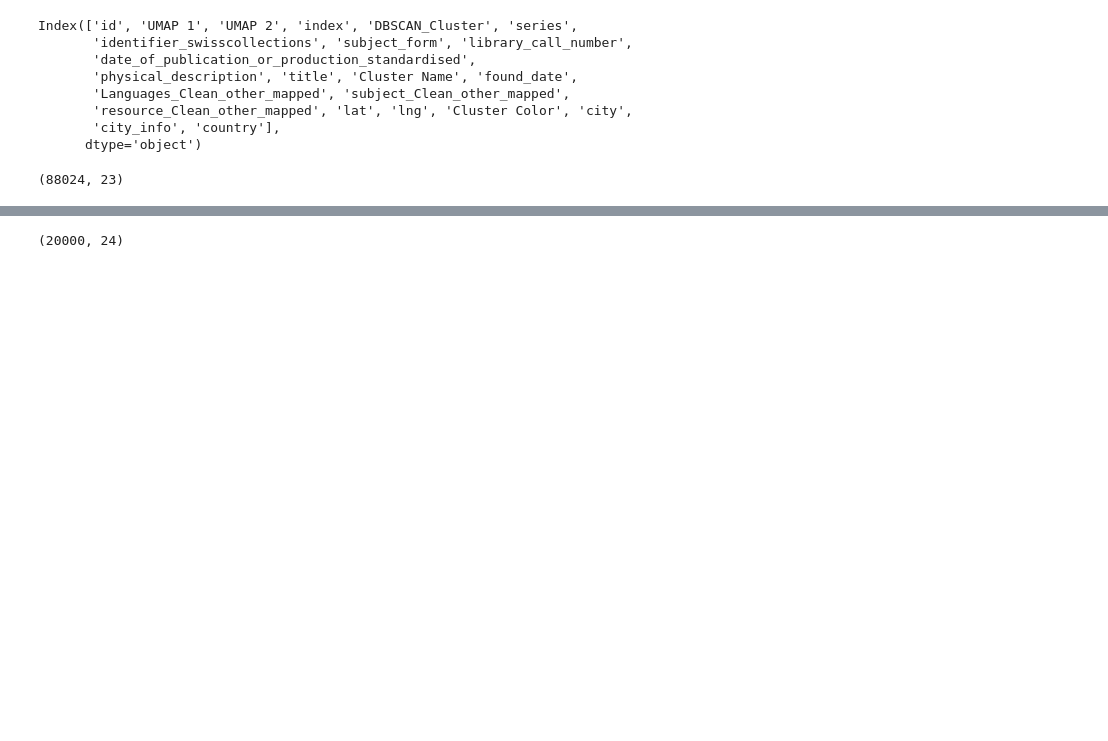
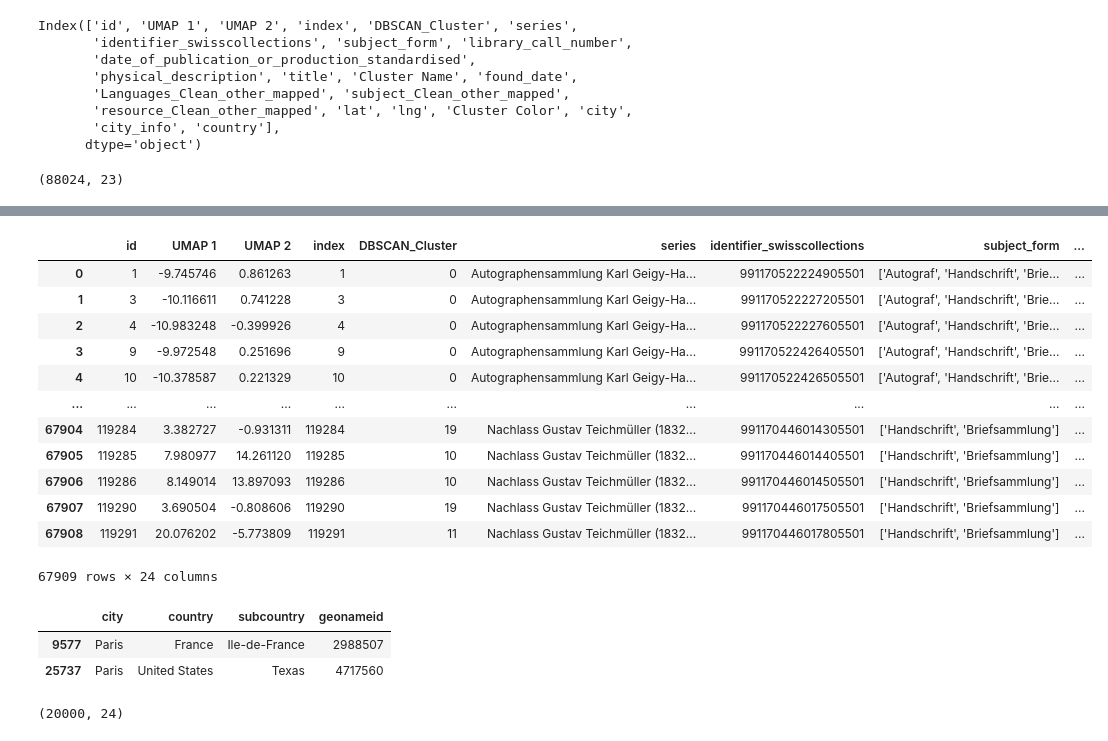
Before and after one commit to YasAsgari/IVDA, a Jupyter notebook: Exploratory Analysis/Backend_ts.ipynb, the cells around one changed output, grey strips where cells are left out. Drawn from its saved outputs; the diff is of its cells as text; code cells hidden in the pictures; blank space fills up the shorter version.

Commit message:
updated sample data to only europe

```diff
--- a/Exploratory Analysis/Backend_ts.ipynb
+++ b/Exploratory Analysis/Backend_ts.ipynb
@@ -93,0 +121,27 @@ df_final['iso3'] = df_final['country'].apply(get_iso3_code)
+# %%
+european_iso3 = [
+    'ALB', 'AND', 'AUT', 'BEL', 'BIH', 'BLR', 'BGR', 'CHE', 'CYP', 'CZE', 'DEU',
+    'DNK', 'ESP', 'EST', 'FIN', 'FRA', 'GBR', 'GRC', 'HRV', 'HUN', 'IRL', 'ISL',
+    'ITA', 'KOS', 'LIE', 'LTU', 'LUX', 'LVA', 'MCO', 'MDA', 'MKD', 'MLT', 'MNE',
+    'NLD', 'NOR', 'POL', 'PRT', 'ROU', 'RUS', 'SMR', 'SRB', 'SVK', 'SVN', 'SWE',
+    'UKR', 'VAT'
+]
+
+# Filter rows where the country is in European ISO3 codes
+df_final = df_final[df_final['iso3_code'].isin(european_iso3)].reset_index(drop=True)
+# %%
+df_final
+# %% [output]
+|  | id | UMAP 1 | UMAP 2 | index | DBSCAN_Cluster | series | identifier_swisscollections | subject_form | ... |
+| 0 | 1 | -9.745746 | 0.861263 | 1 | 0 | Autographensammlung Karl Geigy-Ha... | 991170522224905501 | ['Autograf', 'Handschrift', 'Brie... | ... |
+| 1 | 3 | -10.116611 | 0.741228 | 3 | 0 | Autographensammlung Karl Geigy-Ha... | 991170522227205501 | ['Autograf', 'Handschrift', 'Brie... | ... |
+| 2 | 4 | -10.983248 | -0.399926 | 4 | 0 | Autographensammlung Karl Geigy-Ha... | 991170522227605501 | ['Autograf', 'Handschrift', 'Brie... | ... |
+| 3 | 9 | -9.972548 | 0.251696 | 9 | 0 | Autographensammlung Karl Geigy-Ha... | 991170522426405501 | ['Autograf', 'Handschrift', 'Brie... | ... |
+| 4 | 10 | -10.378587 | 0.221329 | 10 | 0 | Autographensammlung Karl Geigy-Ha... | 991170522426505501 | ['Autograf', 'Handschrift', 'Brie... | ... |
+| ... | ... | ... | ... | ... | ... | ... | ... | ... | ... |
+| 67904 | 119284 | 3.382727 | -0.931311 | 119284 | 19 | Nachlass Gustav Teichmüller (1832... | 991170446014305501 | ['Handschrift', 'Briefsammlung'] | ... |
+| 67905 | 119285 | 7.980977 | 14.261120 | 119285 | 10 | Nachlass Gustav Teichmüller (1832... | 991170446014405501 | ['Handschrift', 'Briefsammlung'] | ... |
+| 67906 | 119286 | 8.149014 | 13.897093 | 119286 | 10 | Nachlass Gustav Teichmüller (1832... | 991170446014505501 | ['Handschrift', 'Briefsammlung'] | ... |
+| 67907 | 119290 | 3.690504 | -0.808606 | 119290 | 19 | Nachlass Gustav Teichmüller (1832... | 991170446017505501 | ['Handschrift', 'Briefsammlung'] | ... |
+| 67908 | 119291 | 20.076202 | -5.773809 | 119291 | 11 | Nachlass Gustav Teichmüller (1832... | 991170446017805501 | ['Handschrift', 'Briefsammlung'] | ... |
+67909 rows × 24 columns
@@ -93,0 +152,6 @@ df_final['iso3'] = df_final['country'].apply(get_iso3_code)
+# %%
+df_world[df_world['city']=='Paris']
+# %% [output]
+|  | city | country | subcountry | geonameid |
+| 9577 | Paris | France | Ile-de-France | 2988507 |
+| 25737 | Paris | United States | Texas | 4717560 |
```
Also changed, not shown: parts of 17 cells of this notebook, 2 other files.
